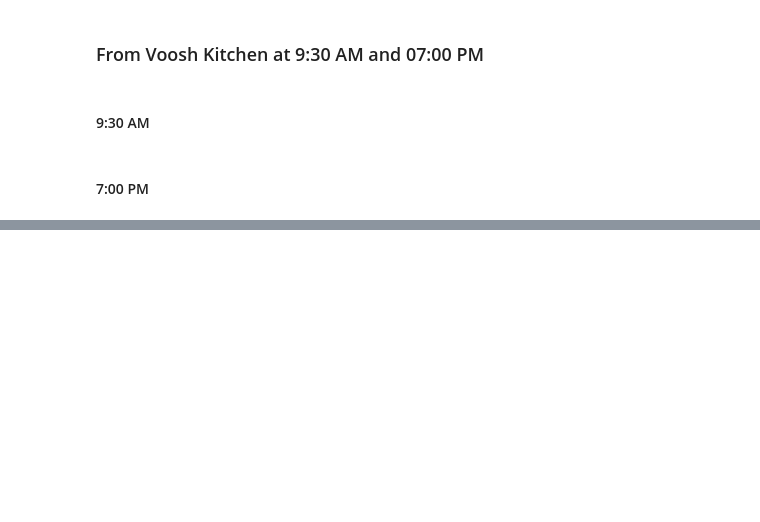
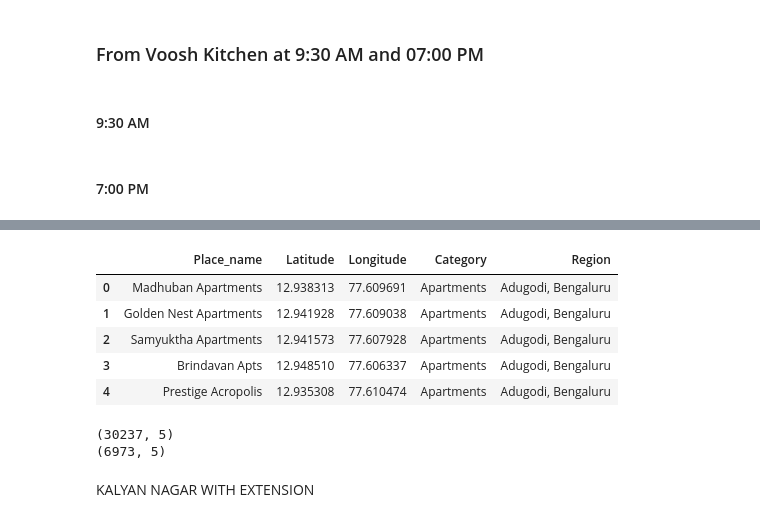
Before and after one commit to debidutta-dash/Location-Intelligence, a Jupyter notebook: Kitchen_Location_intelligence_area_wise.ipynb, the cells around one changed output, grey strips where cells are left out. Cells and saved outputs as stored; diff of their text form; code cells hidden in the pictures; blank space fills up the shorter version.

```diff
--- a/Kitchen_Location_intelligence_area_wise.ipynb
+++ b/Kitchen_Location_intelligence_area_wise.ipynb
@@ -1123,0 +1436,21 @@ gmap.draw("Kalyan_nagar_from_voosh_7_00_pm.html")
+# %%
+df1 =df1.append(new_data)
+# %%
+df1.head()
+# %% [output]
+|  | Place_name | Latitude | Longitude | Category | Region |
+| 0 | Madhuban Apartments | 12.938313 | 77.609691 | Apartments | Adugodi, Bengaluru |
+| 1 | Golden Nest Apartments | 12.941928 | 77.609038 | Apartments | Adugodi, Bengaluru |
+| 2 | Samyuktha Apartments | 12.941573 | 77.607928 | Apartments | Adugodi, Bengaluru |
+| 3 | Brindavan Apts | 12.948510 | 77.606337 | Apartments | Adugodi, Bengaluru |
+| 4 | Prestige Acropolis | 12.935308 | 77.610474 | Apartments | Adugodi, Bengaluru |
+# %%
+print(df1.shape)
+#
+# \print(df_copy.shape)
+print(new_data.shape)
+# %% [output]
+(30237, 5)
+(6973, 5)
+# %% [markdown]
+KALYAN NAGAR WITH EXTENSION
```
Also changed, not shown: parts of 60 cells of this notebook, 46 other files.
